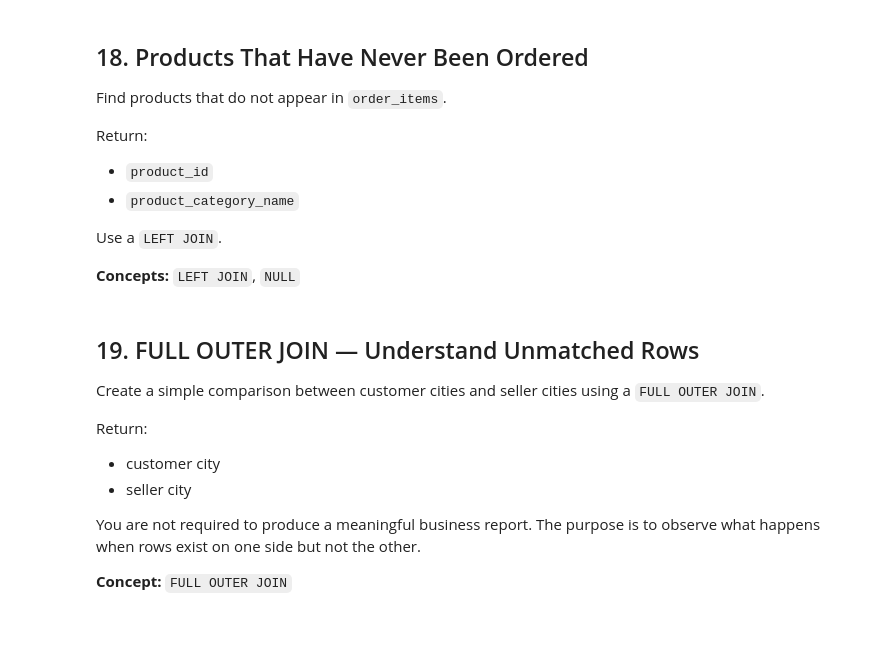
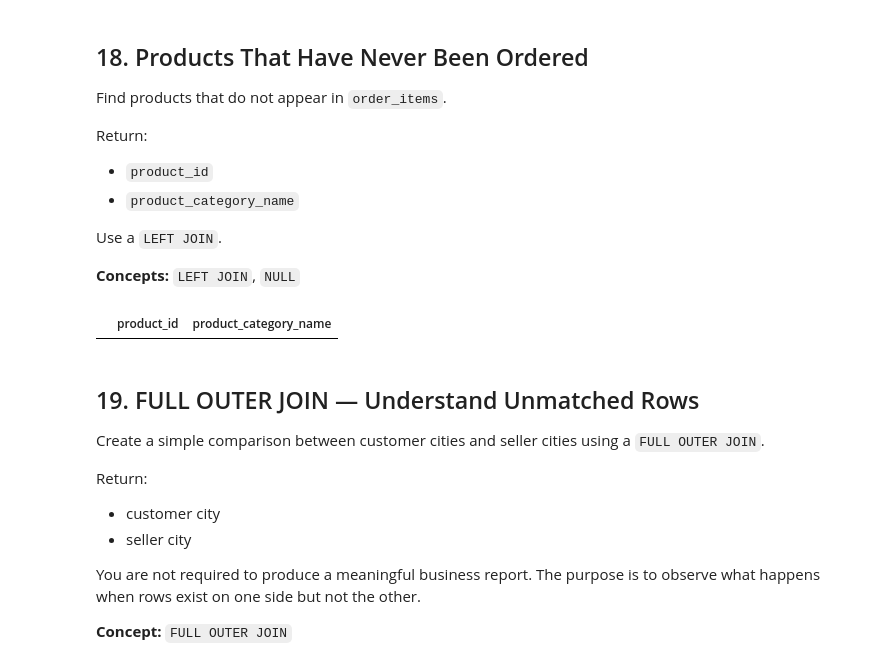
Before and after one commit to Thomasayanfeoluwa/2026-Python-Training-Class---Tutorial-For-Beginners, a Jupyter notebook: OLISTs/exercises_solutions/olists_exercises.ipynb, the cells around one changed output. Cells and saved outputs as stored; diff of their text form; code cells hidden in the pictures; blank space fills up the shorter version.

```diff
--- a/OLISTs/exercises_solutions/olists_exercises.ipynb
+++ b/OLISTs/exercises_solutions/olists_exercises.ipynb
@@ -993,3 +1007,16 @@ pd.read_sql_query(query, conn)
+# %%
+run_sql("""
+    SELECT
+        p.product_id,
+        p.product_category_name
+    FROM products AS p
+    LEFT JOIN order_items AS o
+        ON o.product_id = p.product_id
+    WHERE o.product_id IS NULL
+    LIMIT 10
+""")
+# %% [output]
+|  | product_id | product_category_name |
 # %% [markdown]
 ## 19. FULL OUTER JOIN — Understand Unmatched Rows
 
```
Also changed, not shown: parts of 4 cells of this notebook.
